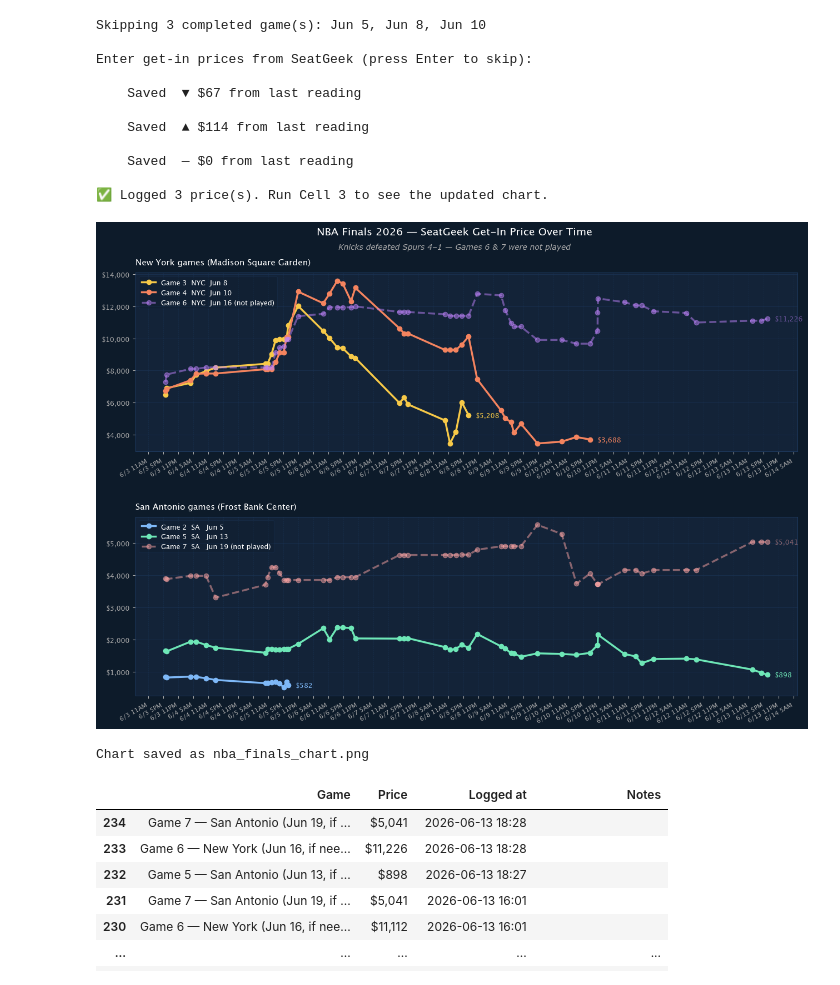
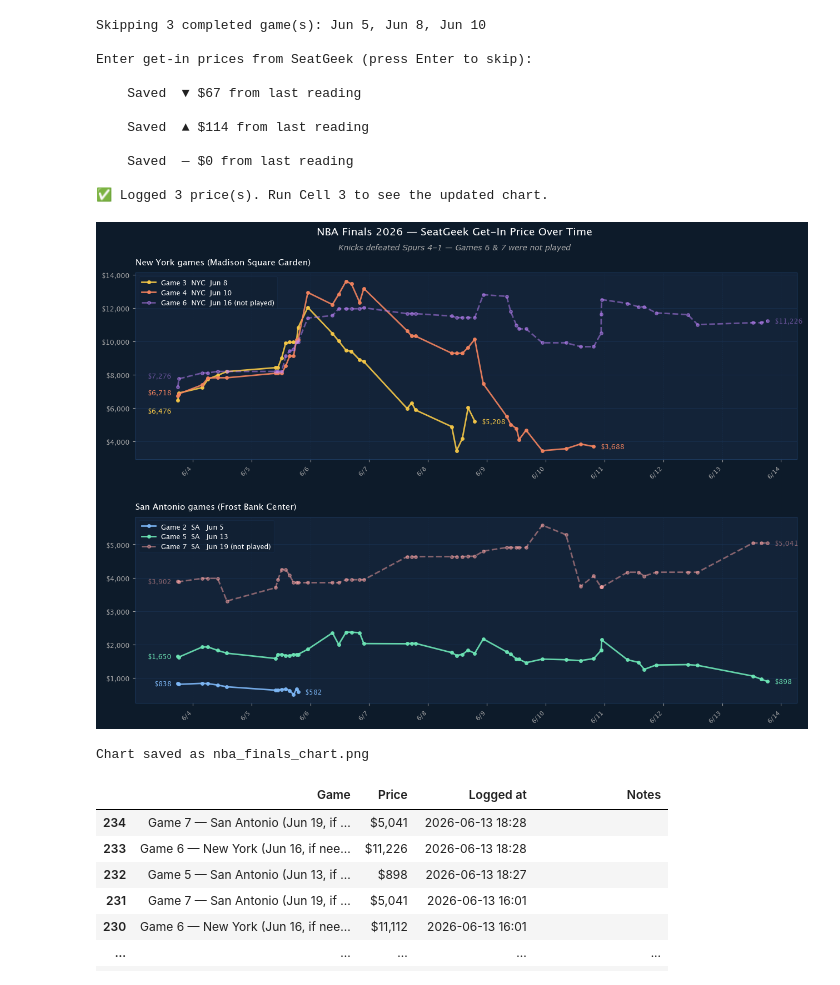
Before and after one commit to john15young/NBAFinals2026, a Jupyter notebook: NBA Finals 2026 Pricing Analysis.ipynb, the cells around one changed output. Cells and saved outputs as stored; diff of their text form; code cells hidden in the pictures.

Commit message:
2026 NBA Finals complete! Knicks win in 5 games; Game 6 and 7 were not played. Historic prices for this year's NBA Finals

```diff
--- a/NBA Finals 2026 Pricing Analysis.ipynb
+++ b/NBA Finals 2026 Pricing Analysis.ipynb
@@ -173,6 +173,8 @@ def plot_panel(ax, games, title):
     for spine in ax.spines.values():
         spine.set_edgecolor(GRID)
 
+    first_points = []  # collect for overlap-avoidance pass
+
     for game in games:
         gdf = df[df["game_id"] == game["id"]].sort_values("logged_at")
         if gdf.empty:
@@ -180,47 +182,89 @@ def plot_panel(ax, games, title):
         is_unplayed = "not played" in game["label"]
         ax.plot(
             gdf["logged_at"], gdf["price"],
-            marker="o", linewidth=2.5, markersize=6,
+            marker="o", linewidth=2, markersize=4,
             color=game["color"], label=game["label"],
             linestyle="--" if is_unplayed else "-",
-            alpha=0.5 if is_unplayed else 1.0
+            alpha=0.5 if is_unplayed else 0.9
         )
+
+        first = gdf.iloc[0]
+        first_points.append({
+            "x": first["logged_at"], "y": first["price"],
+            "color": game["color"], "alpha": 0.5 if is_unplayed else 1.0
+        })
+
+        # Label last point
         last = gdf.iloc[-1]
         ax.annotate(
             f'${int(last["price"]):,}',
             xy=(last["logged_at"], last["price"]),
             xytext=(9, 0), textcoords="offset points",
             fontsize=9, color=game["color"], va="center", fontweight="bold",
             alpha=0.5 if is_unplayed else 1.0
         )
 
-    ax.xaxis.set_major_formatter(mdates.DateFormatter("%-m/%-d %-I%p"))
-    ax.xaxis.set_major_locator(mdates.HourLocator(interval=6))
-    plt.setp(ax.xaxis.get_majorticklabels(), rotation=30, ha="right",
+    # Spread out first-point labels vertically if their prices are close together
+    first_points.sort(key=lambda p: p["y"])
+    ymin, ymax = ax.get_ylim()
+    min_gap = (ymax - ymin) * 0.08  # minimum vertical gap between labels
+
+    adjusted = []
+    for p in first_points:
+        y_label = p["y"]
+        if adjusted and (y_label - adjusted[-1]) < min_gap:
+            y_label = adjusted[-1] + min_gap
+        adjusted.append(y_label)
+
+    # Re-center the spread group around the original values' midpoint
+    if adjusted:
+        orig_mid = (first_points[0]["y"] + first_points[-1]["y"]) / 2
+        adj_mid = (adjusted[0] + adjusted[-1]) / 2
+        shift = orig_mid - adj_mid
+        adjusted = [y + shift for y in adjusted]
+
+    for p, y_label in zip(first_points, adjusted):
+        ax.annotate(
+            f'${int(p["y"]):,}',
+            xy=(p["x"], p["y"]),
+            xytext=(-8, (y_label - p["y"]) / (ymax - ymin) * ax.bbox.height),
+            textcoords="offset points",
+            fontsize=9, color=p["color"], va="center", ha="right",
+            fontweight="bold", alpha=p["alpha"]
+        )
+
+    ax.xaxis.set_major_locator(mdates.DayLocator())
+    ax.xaxis.set_major_formatter(mdates.DateFormatter("%-m/%-d"))
+    plt.setp(ax.xaxis.get_majorticklabels(), rotation=45, ha="right",
              fontsize=8, color="#AAAAAA")
     ax.yaxis.set_major_formatter(plt.FuncFormatter(lambda x, _: f"${int(x):,}"))
     ax.tick_params(axis="y", labelsize=9, colors="#AAAAAA")
     ax.tick_params(axis="x", colors="#AAAAAA")
     legend = ax.legend(fontsize=9, loc="upper left", framealpha=0.3,
                        facecolor=NAVY, edgecolor=GRID, labelcolor="white")
     ax.grid(axis="y", color=GRID, linewidth=0.8)
     ax.grid(axis="x", color=GRID, linewidth=0.5, linestyle="--")
+
+    # Add a little extra room on the left for the first-point labels
+    xmin, xmax = ax.get_xlim()
+    pad = (xmax - xmin) * 0.02
+    ax.set_xlim(xmin - pad, xmax)
 
 plot_panel(ax_nyc, nyc_games, "New York games (Madison Square Garden)")
 plot_panel(ax_sa,  sa_games,  "San Antonio games (Frost Bank Center)")
 
 fig.suptitle("NBA Finals 2026 — SeatGeek Get-In Price Over Time",
              fontsize=14, fontweight="bold", color="white", y=1.01)
 fig.text(0.5, 0.965, "Knicks defeated Spurs 4–1 — Games 6 & 7 were not played",
          ha="center", fontsize=10, color="#AAAAAA", style="italic")
 
 plt.tight_layout(h_pad=3)
 plt.savefig("nba_finals_chart.png", dpi=150, bbox_inches="tight",
             facecolor=NAVY)
 plt.show()
 print("Chart saved as nba_finals_chart.png")
 # %% [output]
-[figure, old version]
+[figure, new version]
 Chart saved as nba_finals_chart.png
 # %%
 # Cell 4 — Summary table with all logged prices
```
Also changed, not shown: 1 other file.
